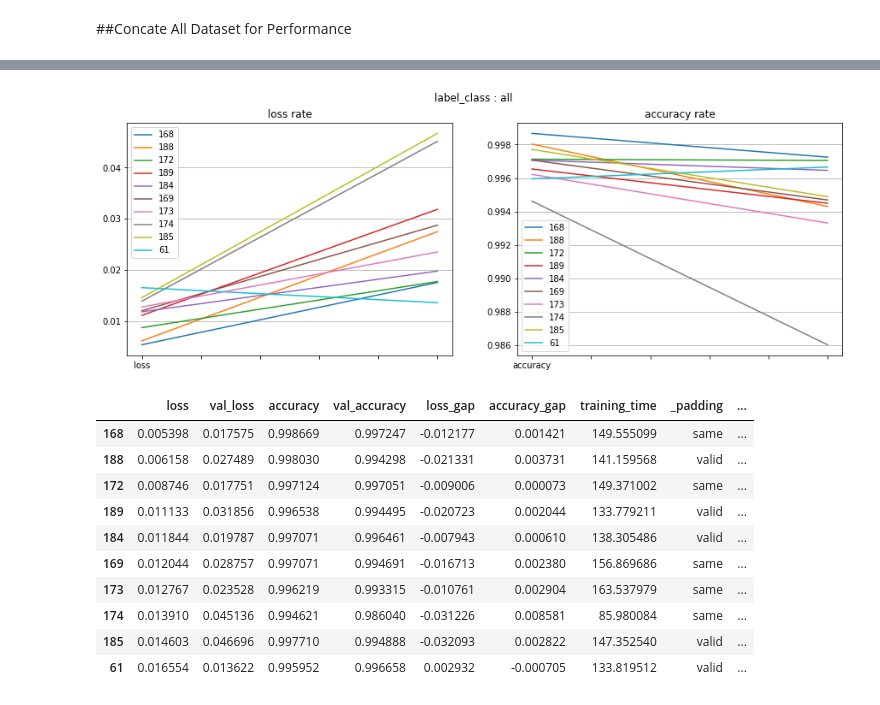
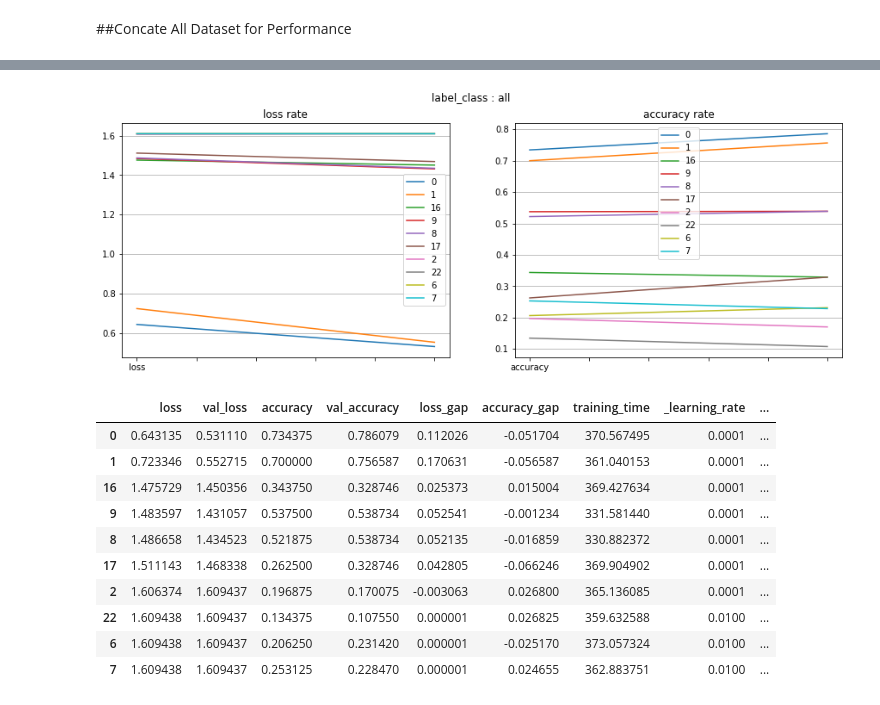
Before and after one commit to yojulab/knou_study_machinglearning, a Jupyter notebook: codes/sanghunoh/reports/Term_2_Finetuning_MPIE_results.ipynb, the cells around one changed output, grey strips where cells are left out. Cells and saved outputs as stored; diff of their text form; code cells hidden in the pictures.

Commit message:
add Finetuning result

```diff
--- a/codes/sanghunoh/reports/Term_2_Finetuning_MPIE_results.ipynb
+++ b/codes/sanghunoh/reports/Term_2_Finetuning_MPIE_results.ipynb
@@ -31,6 +31,6 @@ results_MLP_label_5_202205301020.pickle
 # %%
 # config param
-file_prefix = 'results_CNN_label_'  # file name
+file_prefix = 'results_Finetuning_label_'  # file name
 save_file = True  # save graph, csv
 global rank
 rank = 10
@@ -314,19 +317,19 @@ evaluation_df_all
 # %%
-evaluation_df_all_rank = evaluation_df_all[:rank]
+evaluation_df_all_rank = evaluation_df_all[:10]
 drawEvaluation(evaluation_df_all_rank, save_file, _label='all')
 # %% [output]
-[figure, old version]
+[figure, new version]
 # %%
 getParametersByPerformance(evaluation_df_all_rank, save_file, _label='all')
 # %% [output]
-|  | loss | val_loss | accuracy | val_accuracy | loss_gap | accuracy_gap | training_time | _padding | ... |
-| 168 | 0.005398 | 0.017575 | 0.998669 | 0.997247 | -0.012177 | 0.001421 | 149.555099 | same | ... |
-| 188 | 0.006158 | 0.027489 | 0.998030 | 0.994298 | -0.021331 | 0.003731 | 141.159568 | valid | ... |
-| 172 | 0.008746 | 0.017751 | 0.997124 | 0.997051 | -0.009006 | 0.000073 | 149.371002 | same | ... |
-| 189 | 0.011133 | 0.031856 | 0.996538 | 0.994495 | -0.020723 | 0.002044 | 133.779211 | valid | ... |
-| 184 | 0.011844 | 0.019787 | 0.997071 | 0.996461 | -0.007943 | 0.000610 | 138.305486 | valid | ... |
-| 169 | 0.012044 | 0.028757 | 0.997071 | 0.994691 | -0.016713 | 0.002380 | 156.869686 | same | ... |
-| 173 | 0.012767 | 0.023528 | 0.996219 | 0.993315 | -0.010761 | 0.002904 | 163.537979 | same | ... |
-| 174 | 0.013910 | 0.045136 | 0.994621 | 0.986040 | -0.031226 | 0.008581 | 85.980084 | same | ... |
-| 185 | 0.014603 | 0.046696 | 0.997710 | 0.994888 | -0.032093 | 0.002822 | 147.352540 | valid | ... |
-| 61 | 0.016554 | 0.013622 | 0.995952 | 0.996658 | 0.002932 | -0.000705 | 133.819512 | valid | ... |
+|  | loss | val_loss | accuracy | val_accuracy | loss_gap | accuracy_gap | training_time | _learning_rate | ... |
+| 0 | 0.643135 | 0.531110 | 0.734375 | 0.786079 | 0.112026 | -0.051704 | 370.567495 | 0.0001 | ... |
+| 1 | 0.723346 | 0.552715 | 0.700000 | 0.756587 | 0.170631 | -0.056587 | 361.040153 | 0.0001 | ... |
+| 16 | 1.475729 | 1.450356 | 0.343750 | 0.328746 | 0.025373 | 0.015004 | 369.427634 | 0.0001 | ... |
+| 9 | 1.483597 | 1.431057 | 0.537500 | 0.538734 | 0.052541 | -0.001234 | 331.581440 | 0.0001 | ... |
+| 8 | 1.486658 | 1.434523 | 0.521875 | 0.538734 | 0.052135 | -0.016859 | 330.882372 | 0.0001 | ... |
+| 17 | 1.511143 | 1.468338 | 0.262500 | 0.328746 | 0.042805 | -0.066246 | 369.904902 | 0.0001 | ... |
+| 2 | 1.606374 | 1.609437 | 0.196875 | 0.170075 | -0.003063 | 0.026800 | 365.136085 | 0.0001 | ... |
+| 22 | 1.609438 | 1.609437 | 0.134375 | 0.107550 | 0.000001 | 0.026825 | 359.632588 | 0.0100 | ... |
+| 6 | 1.609438 | 1.609437 | 0.206250 | 0.231420 | 0.000001 | -0.025170 | 373.057324 | 0.0100 | ... |
+| 7 | 1.609438 | 1.609437 | 0.253125 | 0.228470 | 0.000001 | 0.024655 | 362.883751 | 0.0100 | ... |
```
Also changed, not shown: parts of 10 cells of this notebook.
